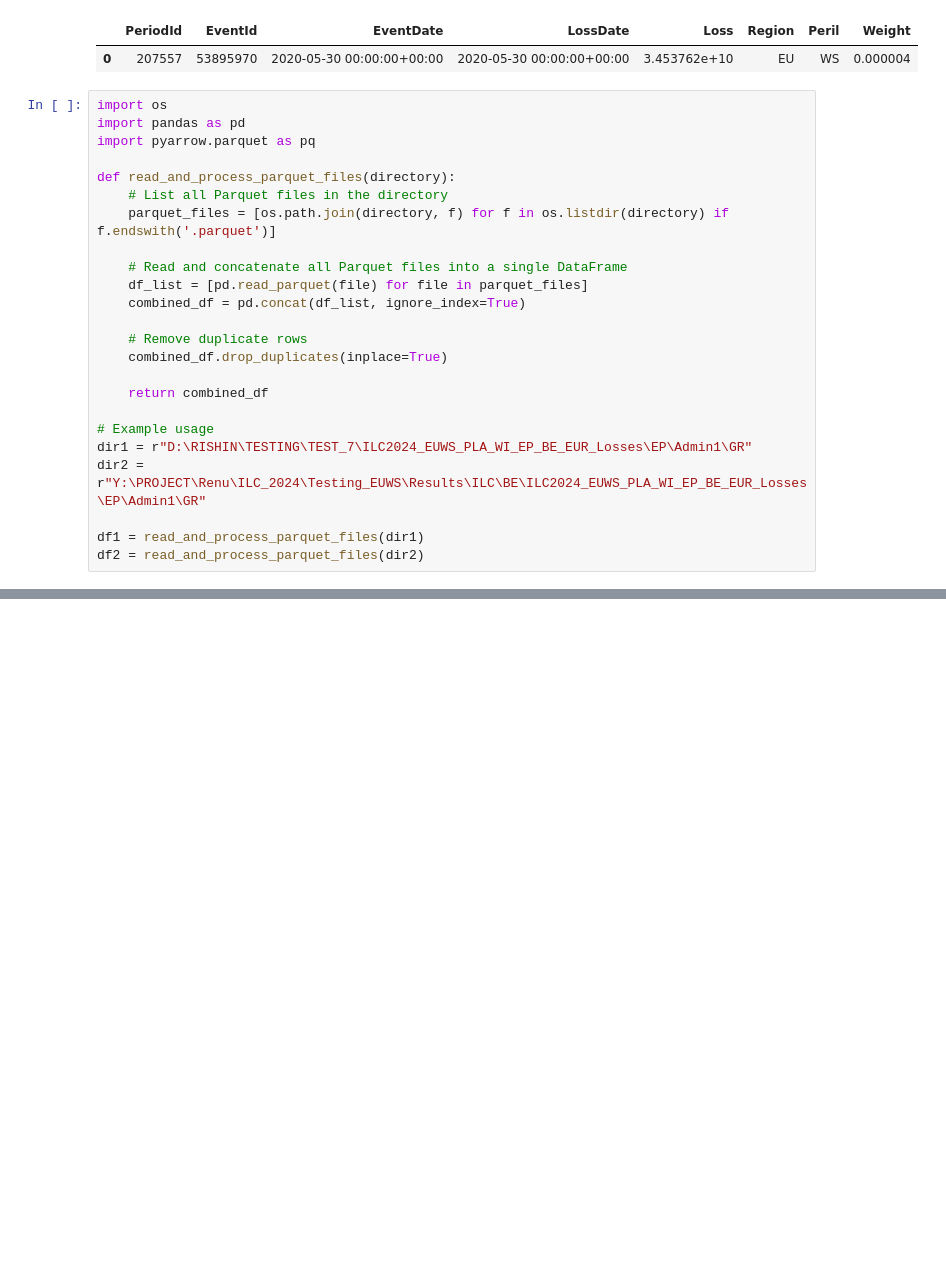
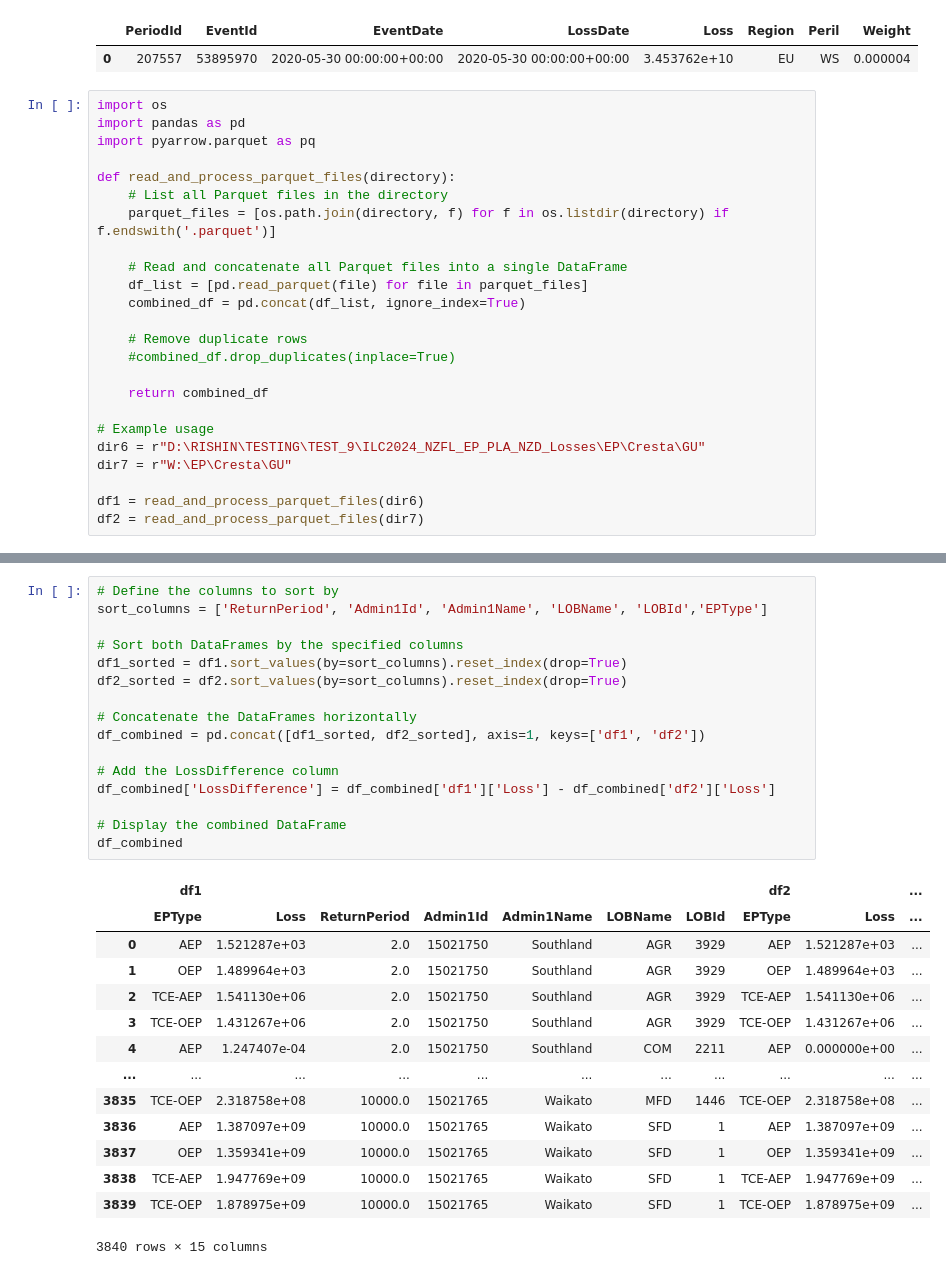
Before and after one commit to Rishinr1/ILC_TASK_2_RESOLUTION, a Jupyter notebook: check_df.ipynb, the cells around one changed output, grey strips where cells are left out. Cells and saved outputs as stored; diff of their text form; blank space fills up the shorter version.

```diff
--- a/check_df.ipynb
+++ b/check_df.ipynb
@@ -206,16 +206,16 @@ def read_and_process_parquet_files(directory):
     combined_df = pd.concat(df_list, ignore_index=True)
 
     # Remove duplicate rows
-    combined_df.drop_duplicates(inplace=True)
+    #combined_df.drop_duplicates(inplace=True)
 
     return combined_df
 
 # Example usage
-dir1 = r"D:\RISHIN\TESTING\TEST_7\ILC2024_EUWS_PLA_WI_EP_BE_EUR_Losses\EP\Admin1\GR"
-dir2 = r"Y:\PROJECT\Renu\ILC_2024\Testing_EUWS\Results\ILC\BE\ILC2024_EUWS_PLA_WI_EP_BE_EUR_Losses\EP\Admin1\GR"
+dir6 = r"D:\RISHIN\TESTING\TEST_9\ILC2024_NZFL_EP_PLA_NZD_Losses\EP\Cresta\GU"
+dir7 = r"W:\EP\Cresta\GU"
 
-df1 = read_and_process_parquet_files(dir1)
-df2 = read_and_process_parquet_files(dir2)
+df1 = read_and_process_parquet_files(dir6)
+df2 = read_and_process_parquet_files(dir7)
 # %%
 df1.info()
 # %% [output]
@@ -248,0 +281,31 @@ memory usage: 20.8+ KB
+# %%
+# Define the columns to sort by
+sort_columns = ['ReturnPeriod', 'Admin1Id', 'Admin1Name', 'LOBName', 'LOBId','EPType']
+
+# Sort both DataFrames by the specified columns
+df1_sorted = df1.sort_values(by=sort_columns).reset_index(drop=True)
+df2_sorted = df2.sort_values(by=sort_columns).reset_index(drop=True)
+
+# Concatenate the DataFrames horizontally
+df_combined = pd.concat([df1_sorted, df2_sorted], axis=1, keys=['df1', 'df2'])
+
+# Add the LossDifference column
+df_combined['LossDifference'] = df_combined['df1']['Loss'] - df_combined['df2']['Loss']
+
+# Display the combined DataFrame
+df_combined
+# %% [output]
+|  | df1 |  |  |  |  |  |  | df2 |  | ... |
+|  | EPType | Loss | ReturnPeriod | Admin1Id | Admin1Name | LOBName | LOBId | EPType | Loss | ... |
+| 0 | AEP | 1.521287e+03 | 2.0 | 15021750 | Southland | AGR | 3929 | AEP | 1.521287e+03 | ... |
+| 1 | OEP | 1.489964e+03 | 2.0 | 15021750 | Southland | AGR | 3929 | OEP | 1.489964e+03 | ... |
+| 2 | TCE-AEP | 1.541130e+06 | 2.0 | 15021750 | Southland | AGR | 3929 | TCE-AEP | 1.541130e+06 | ... |
+| 3 | TCE-OEP | 1.431267e+06 | 2.0 | 15021750 | Southland | AGR | 3929 | TCE-OEP | 1.431267e+06 | ... |
+| 4 | AEP | 1.247407e-04 | 2.0 | 15021750 | Southland | COM | 2211 | AEP | 0.000000e+00 | ... |
+| ... | ... | ... | ... | ... | ... | ... | ... | ... | ... | ... |
+| 3835 | TCE-OEP | 2.318758e+08 | 10000.0 | 15021765 | Waikato | MFD | 1446 | TCE-OEP | 2.318758e+08 | ... |
+| 3836 | AEP | 1.387097e+09 | 10000.0 | 15021765 | Waikato | SFD | 1 | AEP | 1.387097e+09 | ... |
+| 3837 | OEP | 1.359341e+09 | 10000.0 | 15021765 | Waikato | SFD | 1 | OEP | 1.359341e+09 | ... |
+| 3838 | TCE-AEP | 1.947769e+09 | 10000.0 | 15021765 | Waikato | SFD | 1 | TCE-AEP | 1.947769e+09 | ... |
+| 3839 | TCE-OEP | 1.878975e+09 | 10000.0 | 15021765 | Waikato | SFD | 1 | TCE-OEP | 1.878975e+09 | ... |
+3840 rows × 15 columns
```
Also changed, not shown: parts of 31 cells of this notebook, 12 other files.
